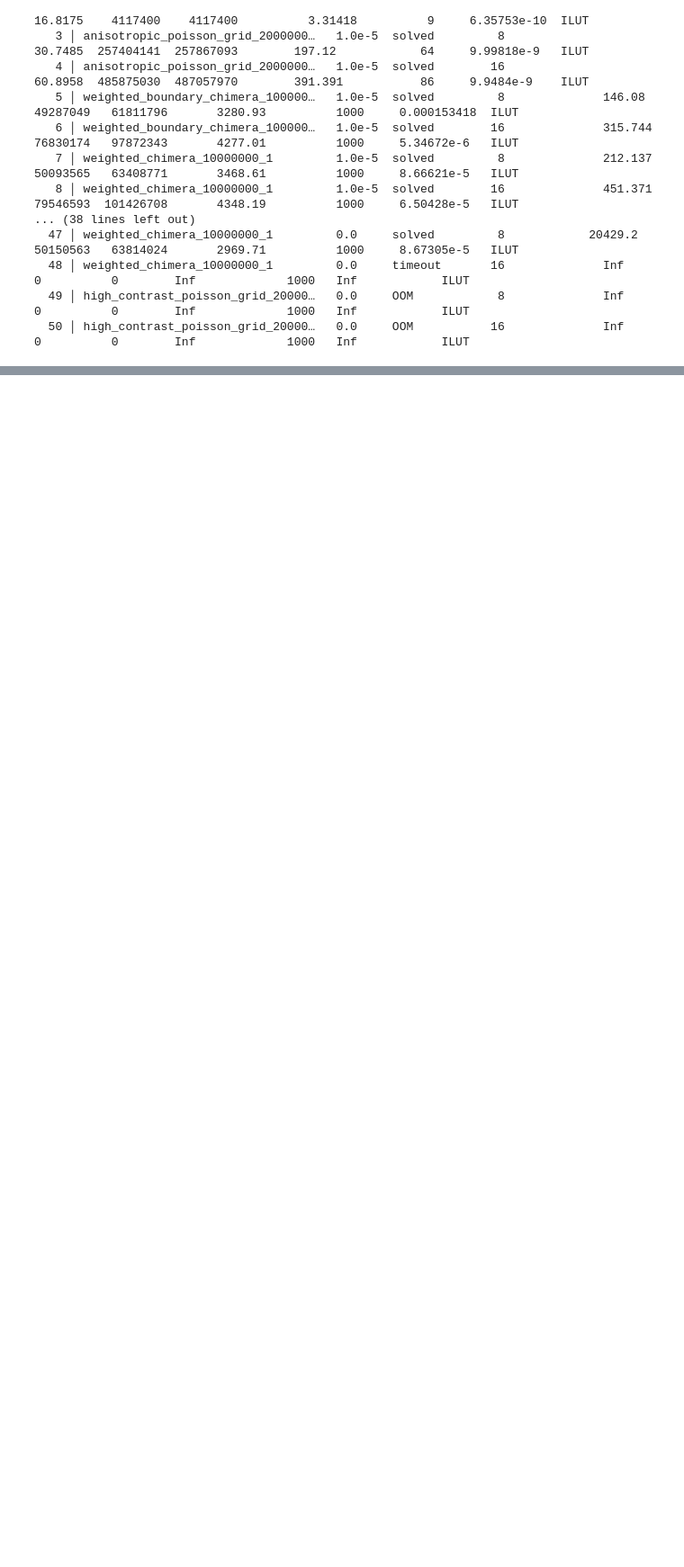
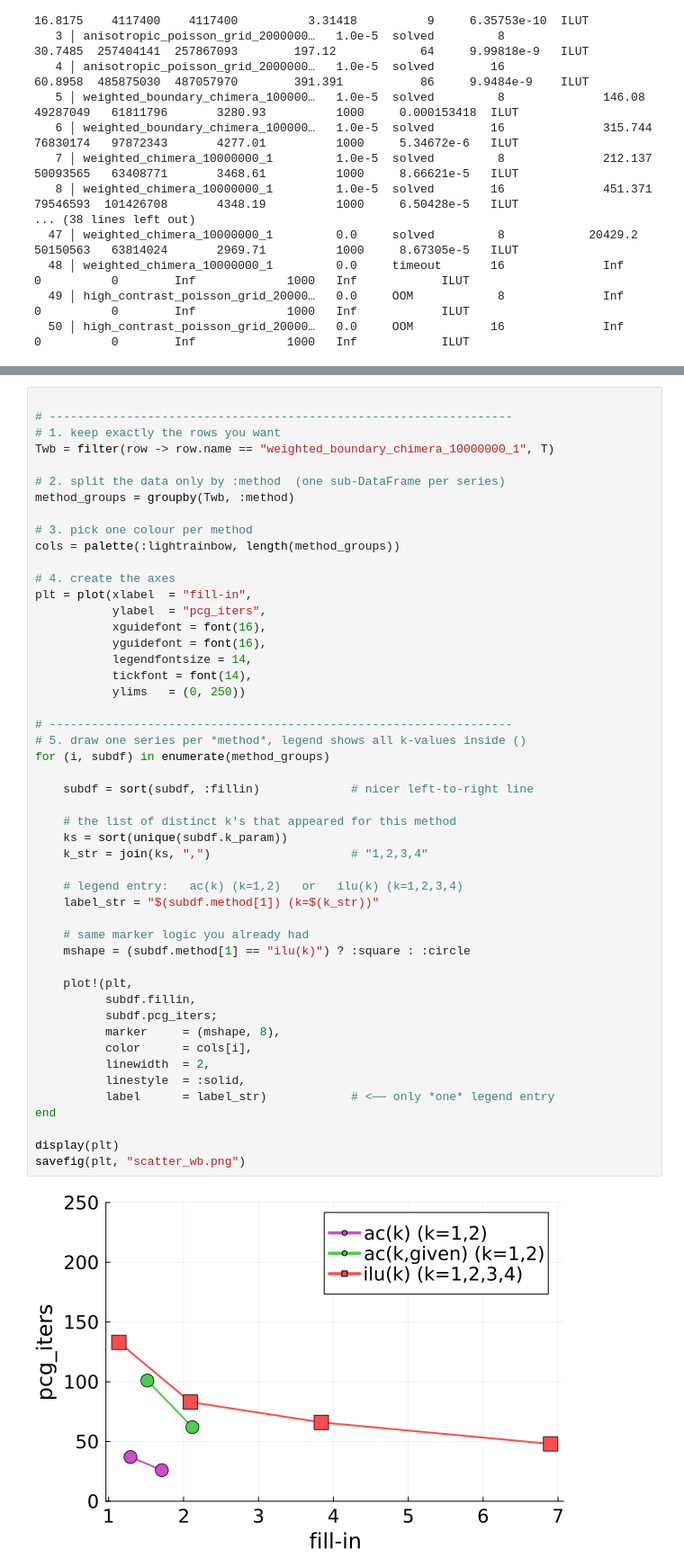
Before and after one commit to rjkyng/SDDM2023, a Jupyter notebook: performance-analyses/2025-03-25_fill-in.ipynb, the cells around one changed output, grey strips where cells are left out. Shown at 90% size. Drawn from its saved outputs; the diff is of its cells as text; blank space fills up the shorter version.

```diff
--- a/performance-analyses/2025-03-25_fill-in.ipynb
+++ b/performance-analyses/2025-03-25_fill-in.ipynb
@@ -266,0 +314,51 @@ Suggestion: check for spelling errors or missing imports.
+# %%
+
+# ------------------------------------------------------------------
+# 1. keep exactly the rows you want
+Twb = filter(row -> row.name == "weighted_boundary_chimera_10000000_1", T)
+
+# 2. split the data only by :method  (one sub-DataFrame per series)
+method_groups = groupby(Twb, :method)
+
+# 3. pick one colour per method
+cols = palette(:lightrainbow, length(method_groups))
+
+# 4. create the axes
+plt = plot(xlabel  = "fill-in",
+           ylabel  = "pcg_iters",
+           xguidefont = font(16),
+           yguidefont = font(16),
+           legendfontsize = 14,
+           tickfont = font(14),
+           ylims   = (0, 250))
+
+# ------------------------------------------------------------------
+# 5. draw one series per *method*, legend shows all k-values inside ()
+for (i, subdf) in enumerate(method_groups)
+
+    subdf = sort(subdf, :fillin)             # nicer left-to-right line
+
+    # the list of distinct k's that appeared for this method
+    ks = sort(unique(subdf.k_param))
+    k_str = join(ks, ",")                    # "1,2,3,4"
+
+    # legend entry:   ac(k) (k=1,2)   or   ilu(k) (k=1,2,3,4)
+    label_str = "$(subdf.method[1]) (k=$(k_str))"
+
+    # same marker logic you already had
+    mshape = (subdf.method[1] == "ilu(k)") ? :square : :circle
+
+    plot!(plt,
+          subdf.fillin,
+          subdf.pcg_iters;
+          marker     = (mshape, 8),
+          color      = cols[i],
+          linewidth  = 2,
+          linestyle  = :solid,
+          label      = label_str)            # <── only *one* legend entry
+end
+
+display(plt)
+savefig(plt, "scatter_wb.png")
+# %% [output]
+[figure, added]
```
Also changed, not shown: parts of 6 cells of this notebook, 2 other files.
